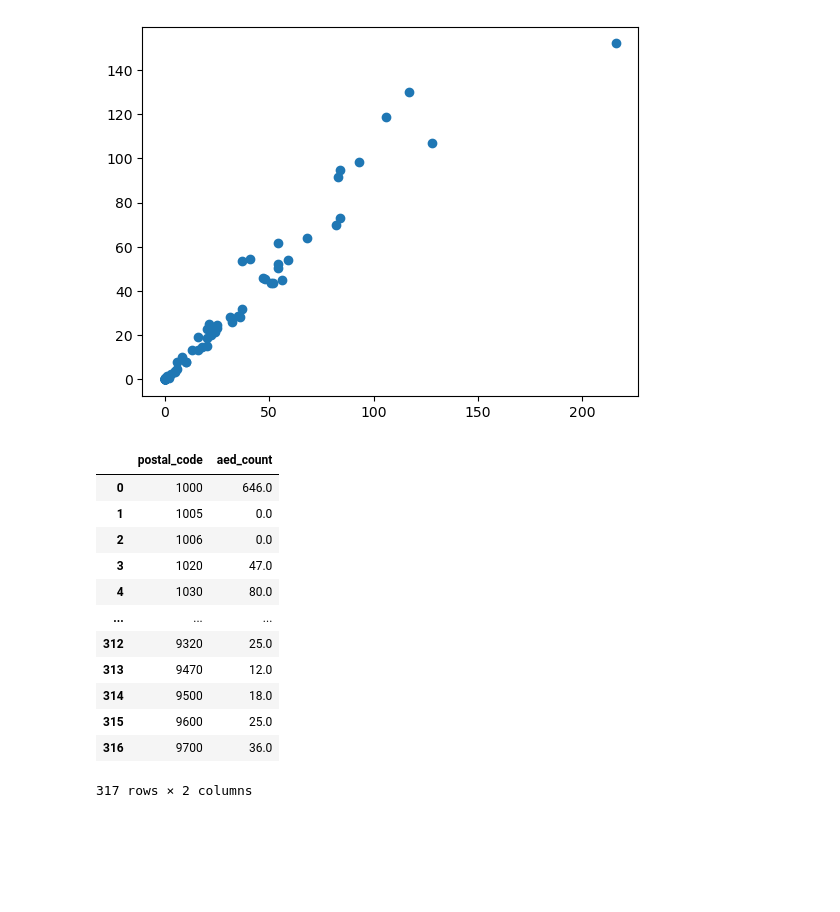
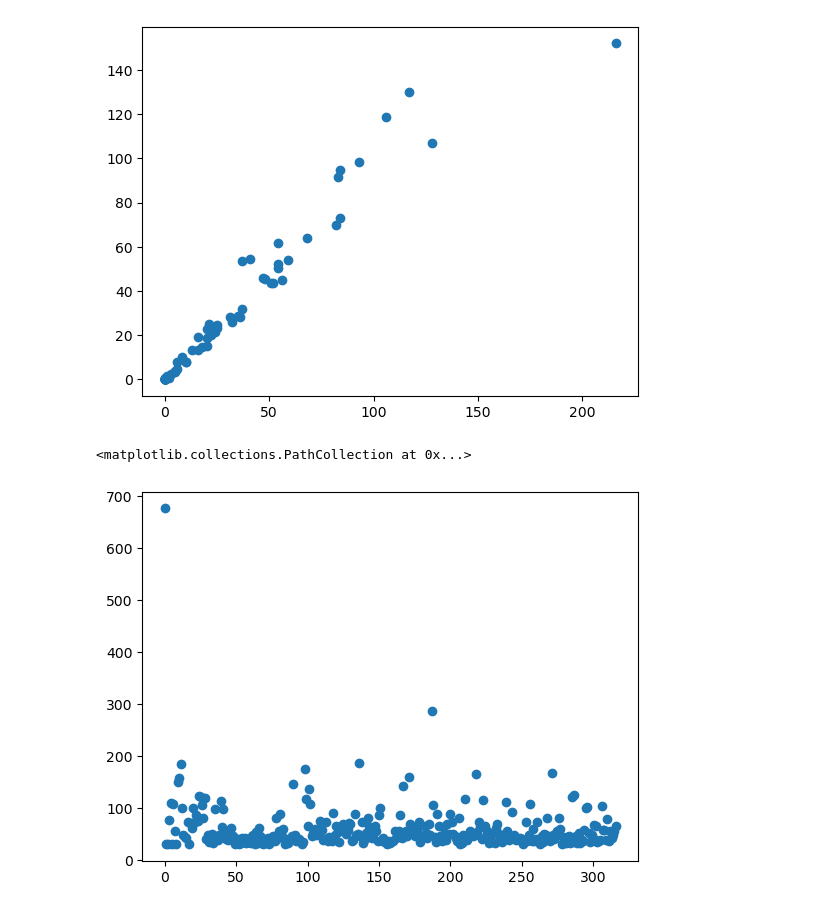
Before and after one commit to raforsyth/datathon_ambulance, a Jupyter notebook: randomforest.ipynb, the cells around one changed output. Cells and saved outputs as stored; diff of their text form; code cells hidden in the pictures; blank space fills up the shorter version.

```diff
--- a/randomforest.ipynb
+++ b/randomforest.ipynb
@@ -64,7 +64,7 @@ plt.scatter(y_test, pred)
 # %%
 data_without_aed_counts = X.drop(columns = 'aed_count')
 x0 = data['aed_count'].to_numpy()
-total_aeds = 2 * np.sum(x0)
+total_aeds = np.sum(x0)
 
 def objective(x):
     frame = data_without_aed_counts
@@ -73,10 +73,12 @@ def objective(x):
     res_norm = np.linalg.norm(res)
     return res_norm
 
-def constraint(x):
+def constraint1(x):
     return np.sum(x) - total_aeds
 
-cons = {'type' : 'eq', 'fun' : constraint}
+
+
+cons = {'type' : 'eq', 'fun' : constraint1}
 
 res = minimize(objective, x0, constraints = cons, method = 'SLSQP')
 # %%
@@ -84,19 +86,8 @@ table = pd.DataFrame(data['postal_code'])
 table['aed_count'] = res.x
 # %%
 table.to_csv('randomforest_aed_pred.csv', sep=',')
-# %%
-table
-# %% [output]
-|  | postal_code | aed_count |
-| 0 | 1000 | 646.0 |
-| 1 | 1005 | 0.0 |
-| 2 | 1006 | 0.0 |
-| 3 | 1020 | 47.0 |
-| 4 | 1030 | 80.0 |
-| ... | ... | ... |
-| 312 | 9320 | 25.0 |
-| 313 | 9470 | 12.0 |
-| 314 | 9500 | 18.0 |
-| 315 | 9600 | 25.0 |
-| 316 | 9700 | 36.0 |
-317 rows × 2 columns
+# %%
+plt.scatter(range(len(res.x)), res.x)
+# %% [output]
+<matplotlib.collections.PathCollection at 0x...>
+[figure, added]
```
